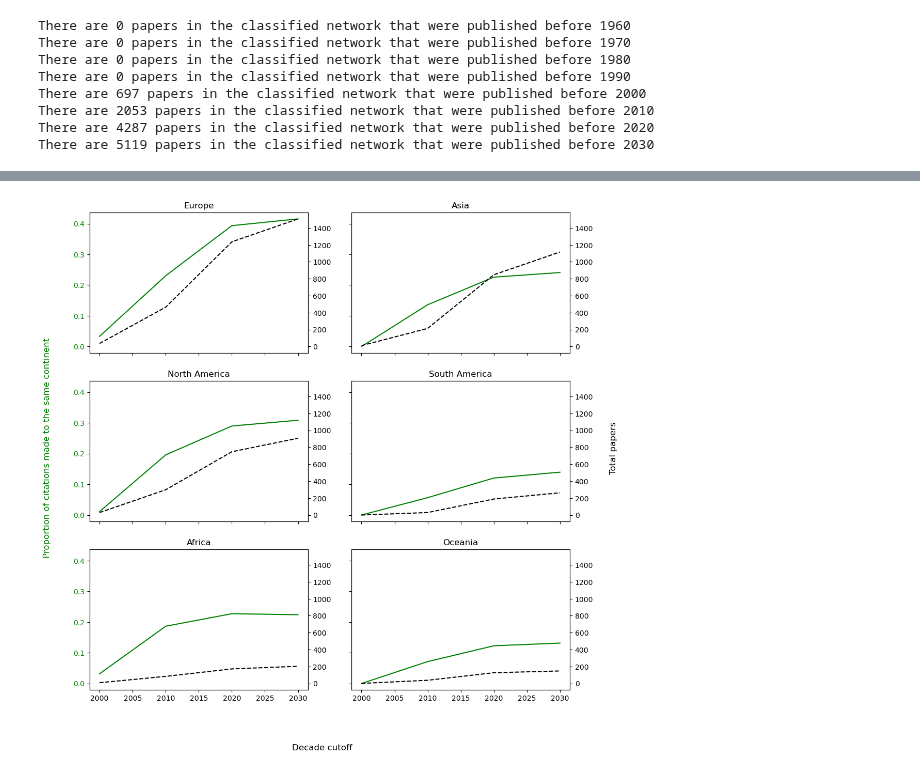
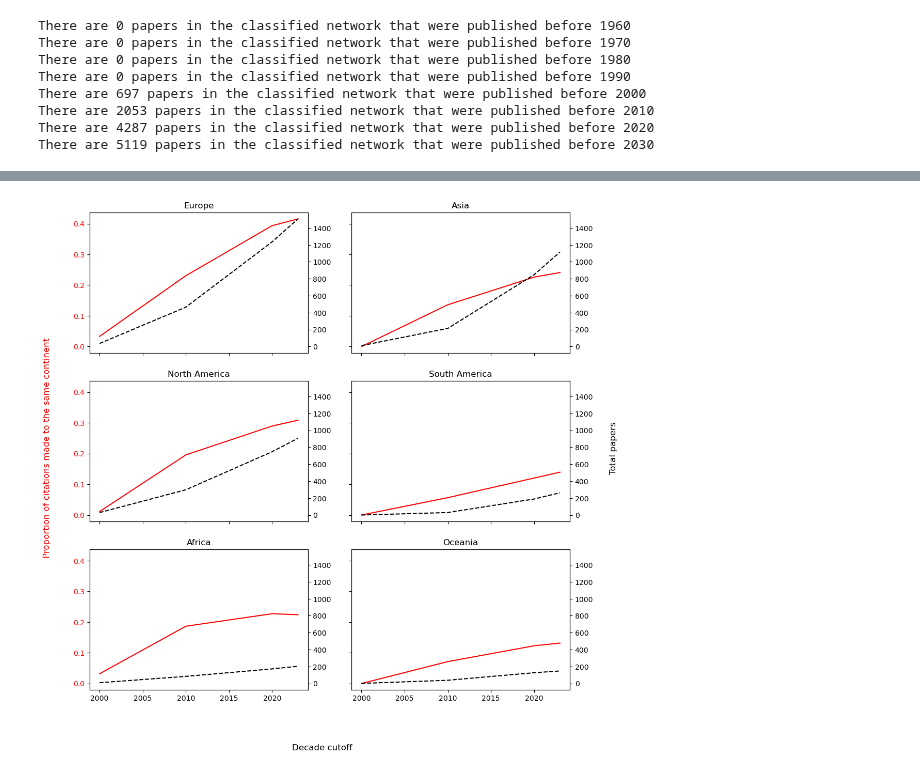
Before and after one commit to serenalotreck/desiccation-network, a Jupyter notebook: notebooks/citations_by_geography.ipynb, the cells around one changed output, grey strips where cells are left out. Cells and saved outputs as stored; diff of their text form; code cells hidden in the pictures.

Commit message:
Update plot axes

```diff
--- a/notebooks/citations_by_geography.ipynb
+++ b/notebooks/citations_by_geography.ipynb
@@ -496,3 +476,7 @@ dec_freqs
+# %%
+# Make the last cutoff the actual year
+dec_freqs[2023] = dec_freqs[2030]
+del dec_freqs[2030]
 # %%
 cont_trajectories = {}
 for cont in colors.keys():
@@ -517,22 +501,22 @@ for continent in colors.keys():
 # %%
 fig, axs = plt.subplots(3, 2, figsize=(12, 12), sharey='all', sharex=True)
 
 raxs = []
 for i, cont in enumerate(colors.keys()):
     if cont == 'No continent':
         continue
     ax = axs.reshape(-1)[i]
-    ax.tick_params(axis='y', labelcolor='green')
+    ax.tick_params(axis='y', labelcolor='red')
     rax = ax.twinx()
     raxs.append(rax)
     if i > 0:
         rax.sharey(raxs[i-1])
-    ax.plot(sorted(dec_freqs.keys()), cont_trajectories[cont], label=cont, color='green')
+    ax.plot(sorted(dec_freqs.keys()), cont_trajectories[cont], label=cont, color='red')
     rax.plot(sorted(dec_freqs.keys()), ppy[cont], linestyle='--', color='black')
     ax.set_title(cont)
-fig.supylabel('Proportion of citations made to the same continent', fontsize=12, x=0.05, color='green')
+fig.supylabel('Proportion of citations made to the same continent', fontsize=12, x=0.05, color='red')
 fig.text(x=0.97, y=0.5, s='Total papers', rotation=90, size=12, ha='center', va='center')
 fig.supxlabel('Decade cutoff')
 plt.savefig('../data/citation_network/figures/fig_7.pdf', format='pdf', bbox_inches='tight', dpi=600)
 # %% [output]
-[figure, old version]
+[figure, new version]
```
Also changed, not shown: parts of 3 cells of this notebook, 2 other files.
